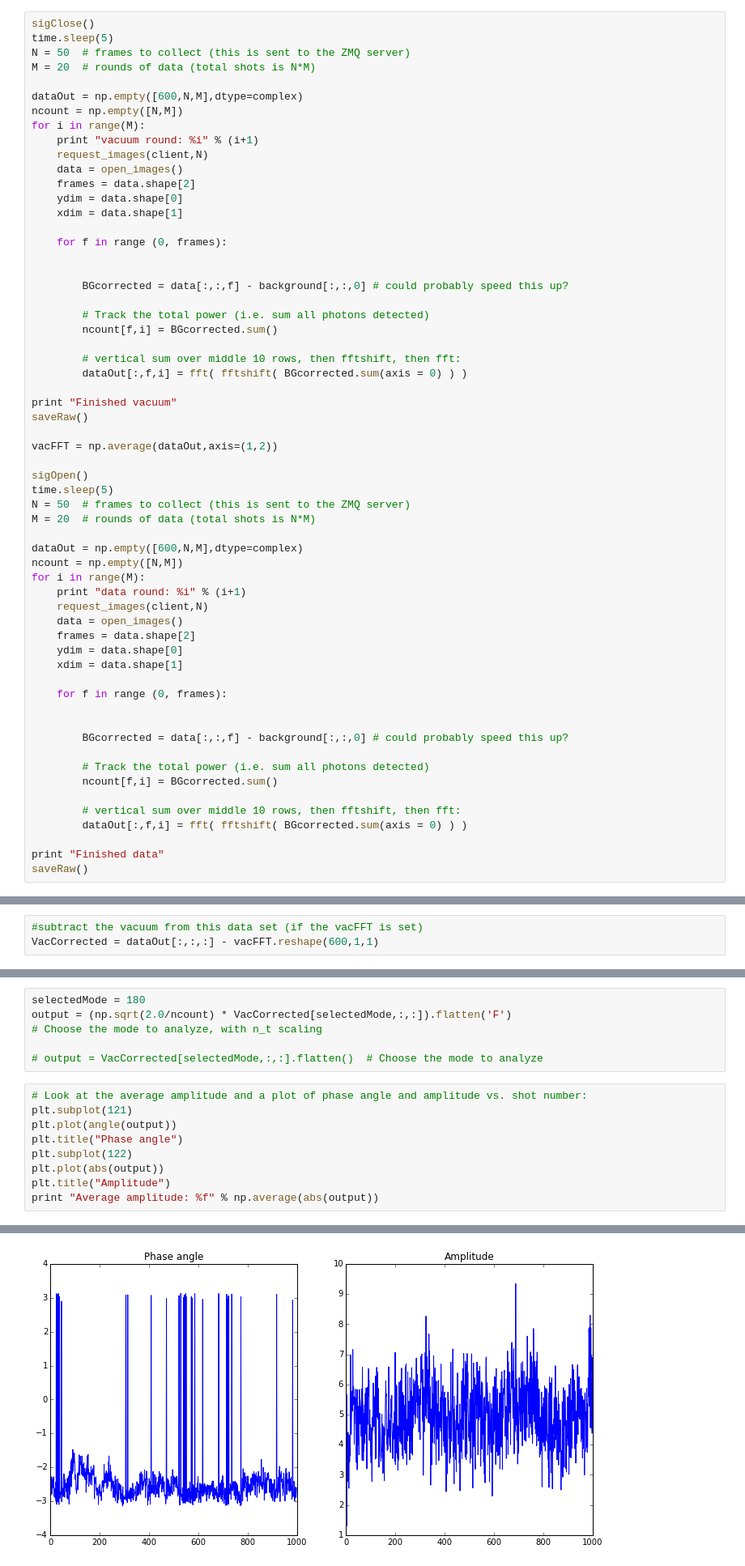
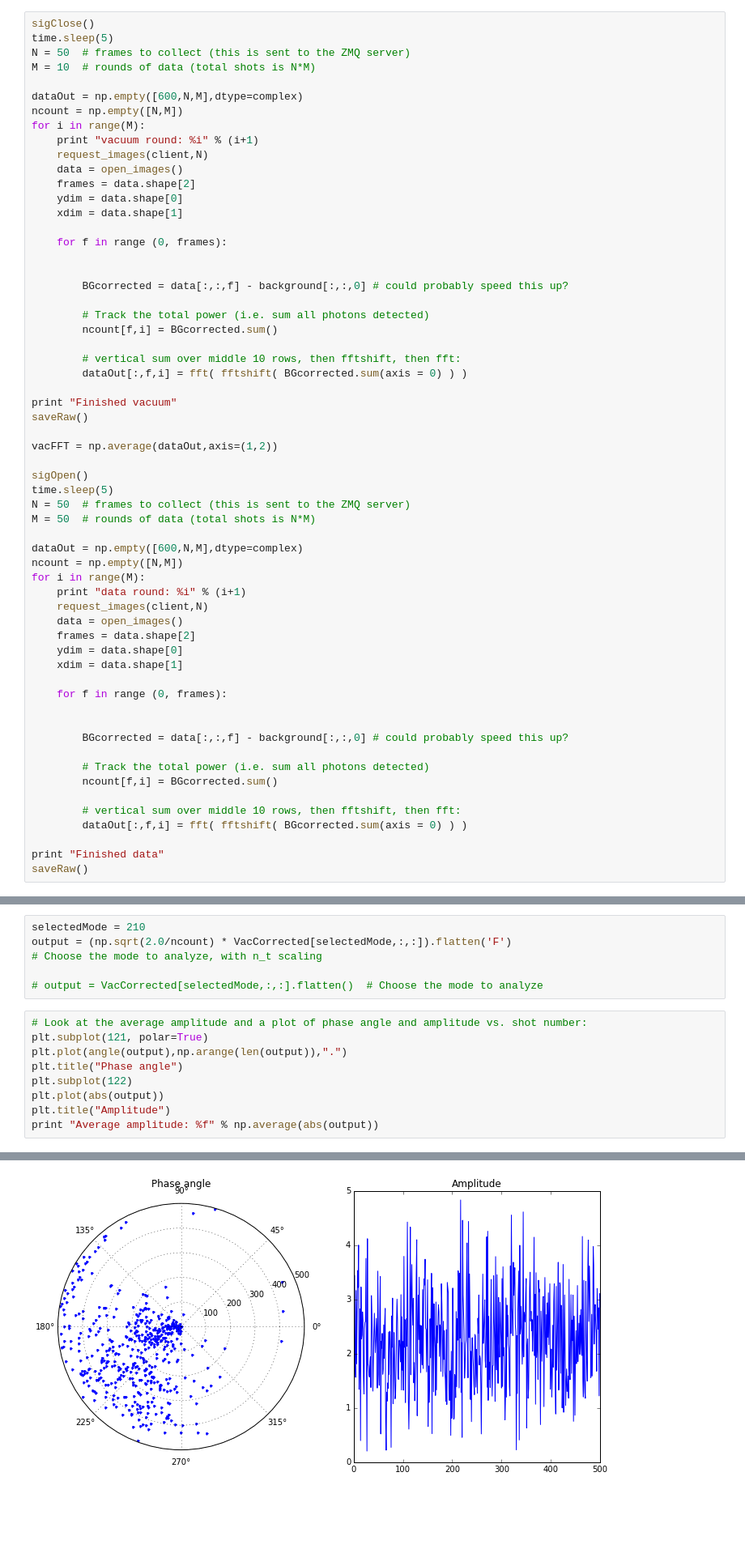
Before and after one commit to DawesLab/CCDimage, a Jupyter notebook: CCDimage.ipynb, the cells around one changed output, grey strips where cells are left out. Shown at 81% size. Cells and saved outputs as stored; diff of their text form; blank space fills up the shorter version.

```diff
--- a/CCDimage.ipynb
+++ b/CCDimage.ipynb
@@ -191,7 +190,7 @@ Starts with a vacuum collection, then does a full data set.
 sigClose()
 time.sleep(5)
 N = 50  # frames to collect (this is sent to the ZMQ server)
-M = 20  # rounds of data (total shots is N*M)
+M = 10  # rounds of data (total shots is N*M)
 
 dataOut = np.empty([600,N,M],dtype=complex)
 ncount = np.empty([N,M])
@@ -222,7 +221,7 @@ vacFFT = np.average(dataOut,axis=(1,2))
 sigOpen()
 time.sleep(5)
 N = 50  # frames to collect (this is sent to the ZMQ server)
-M = 20  # rounds of data (total shots is N*M)
+M = 50  # rounds of data (total shots is N*M)
 
 dataOut = np.empty([600,N,M],dtype=complex)
 ncount = np.empty([N,M])
@@ -276,6 +352,3 @@ plt.plot(ncount.flatten('F'))
-# %%
-#subtract the vacuum from this data set (if the vacFFT is set)
-VacCorrected = dataOut[:,:,:] - vacFFT.reshape(600,1,1)
 # %%
 # Look at structure in the VacCorrected array vs. time
 # Should be quiet except for where the signal is. Expect some peaks at the top and bottom edges (i.e. near DC)
@@ -299,13 +372,13 @@ plt.plot( np.log10(abs((np.average(VacCorrected,axis=(1,2)))) )[150:240],".-")
 # %%
-selectedMode = 180
+selectedMode = 210
 output = (np.sqrt(2.0/ncount) * VacCorrected[selectedMode,:,:]).flatten('F')
 # Choose the mode to analyze, with n_t scaling
 
 # output = VacCorrected[selectedMode,:,:].flatten()  # Choose the mode to analyze
 # %%
 # Look at the average amplitude and a plot of phase angle and amplitude vs. shot number:
-plt.subplot(121)
-plt.plot(angle(output))
+plt.subplot(121, polar=True)
+plt.plot(angle(output),np.arange(len(output)),".")
 plt.title("Phase angle")
 plt.subplot(122)
 plt.plot(abs(output))
@@ -316,4 +389,4 @@ Average amplitude: 4.948717
-[figure, old version]
+[figure, new version]
 # %%
 qfig = Qfunc.qfuncimage(output,30,0)
 # %% [output]
```
Also changed, not shown: parts of 15 cells of this notebook.
